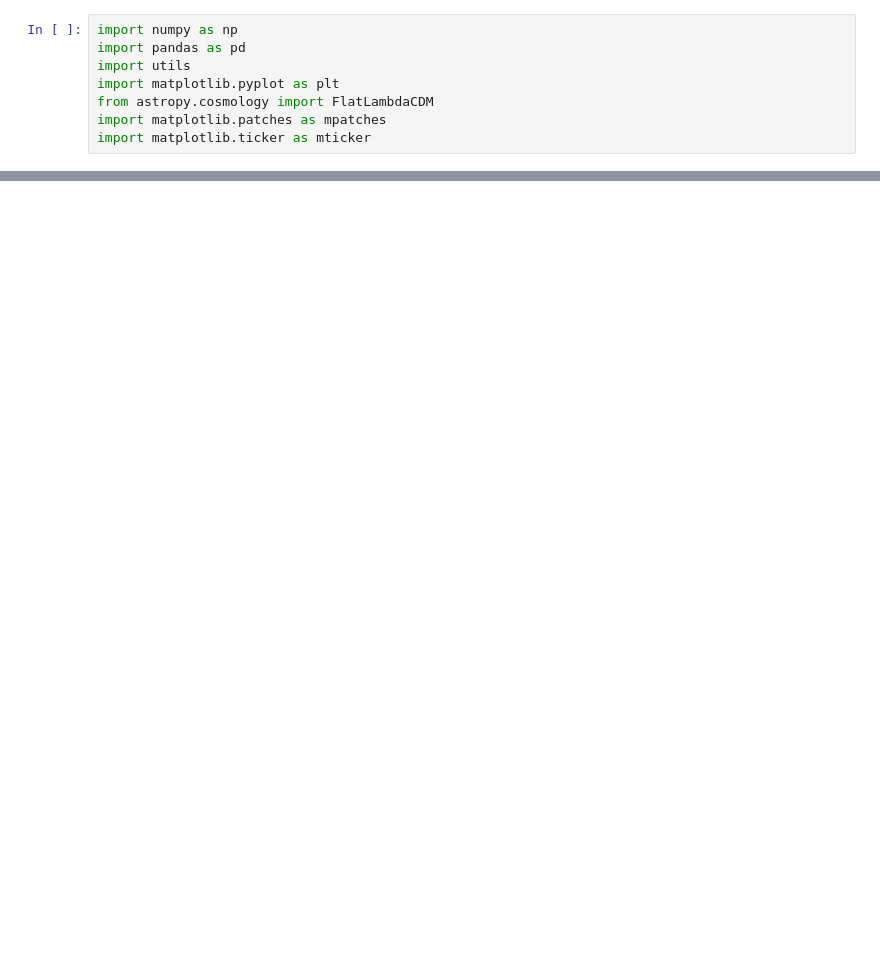
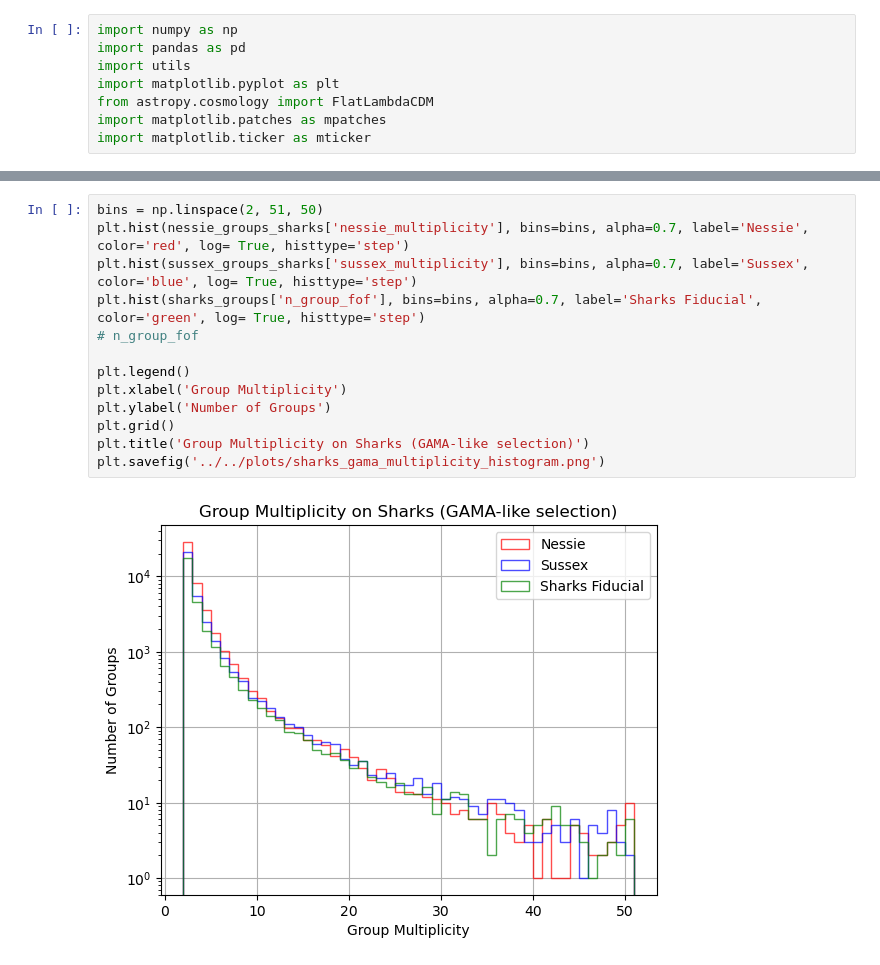
Before and after one commit to sampsussex/groupfinding_comparisons, a Jupyter notebook: src/groupfinder_comparison/gama_plots.ipynb, the cells around one changed output, grey strips where cells are left out. Saved outputs shown, nothing was run; the diff lists cells and outputs as text; blank space fills up the shorter version.

```diff
--- a/src/groupfinder_comparison/gama_plots.ipynb
+++ b/src/groupfinder_comparison/gama_plots.ipynb
@@ -359,0 +50,15 @@ def overlay_wedge_catalogs(
+# %%
+bins = np.linspace(2, 51, 50)
+plt.hist(nessie_groups_sharks['nessie_multiplicity'], bins=bins, alpha=0.7, label='Nessie', color='red', log= True, histtype='step')
+plt.hist(sussex_groups_sharks['sussex_multiplicity'], bins=bins, alpha=0.7, label='Sussex', color='blue', log= True, histtype='step')
+plt.hist(sharks_groups['n_group_fof'], bins=bins, alpha=0.7, label='Sharks Fiducial', color='green', log= True, histtype='step')
+# n_group_fof
+
+plt.legend()
+plt.xlabel('Group Multiplicity')
+plt.ylabel('Number of Groups')
+plt.grid()
+plt.title('Group Multiplicity on Sharks (GAMA-like selection)')
+plt.savefig('../../plots/sharks_gama_multiplicity_histogram.png')
+# %% [output]
+[figure, added]
```
Also changed, not shown: parts of 15 cells of this notebook, 9 other files.
